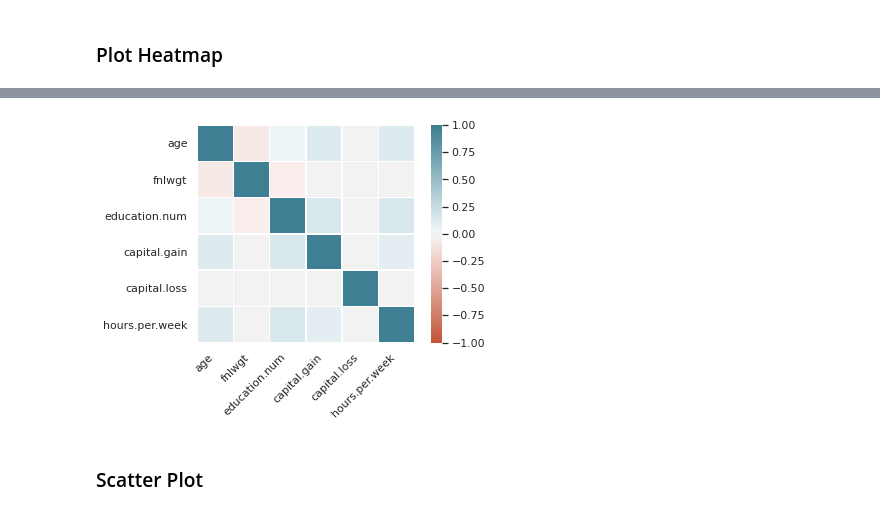
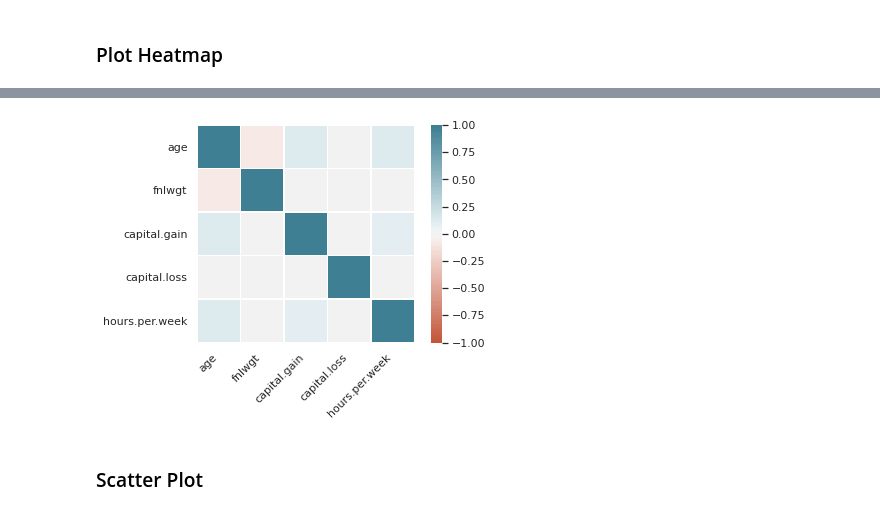
Before and after one commit to nicholasanthonys/tubes-probabilias-statistika, a Jupyter notebook: Tubes Data Cleaning.ipynb, the cells around one changed output, grey strips where cells are left out. Cells and saved outputs as stored; diff of their text form; code cells hidden in the pictures.

```diff
--- a/Tubes Data Cleaning.ipynb
+++ b/Tubes Data Cleaning.ipynb
@@ -166,3 +166,6 @@ sns.boxplot(x=datacensus["capital.loss"])
 ### Corelation Analysis Between Numerical Variable
 # %% [markdown]
 ### Plot Heatmap
+# %%
+datacensus_numeric=  datacensus.select_dtypes('number').drop(["education.num"], axis=1)
+datacensus_numeric
@@ -169,18 +186,18 @@ sns.boxplot(x=datacensus["capital.loss"])
 # %%
-corr = datacensus.corr()
+corr = datacensus_numeric.corr()
 ax = sns.heatmap(
     corr,
     vmin=-1, vmax=1, center=0,
     linewidths=.5 ,
     cmap=sns.diverging_palette(20, 220, n=200),
     square=True
 )
 ax.set_xticklabels(
     ax.get_xticklabels(),
     rotation=45,
     horizontalalignment='right'
 );
 # %% [output]
-[figure, old version]
+[figure, new version]
 # %% [markdown]
 ### Scatter Plot
```
Also changed, not shown: parts of 23 cells of this notebook.
